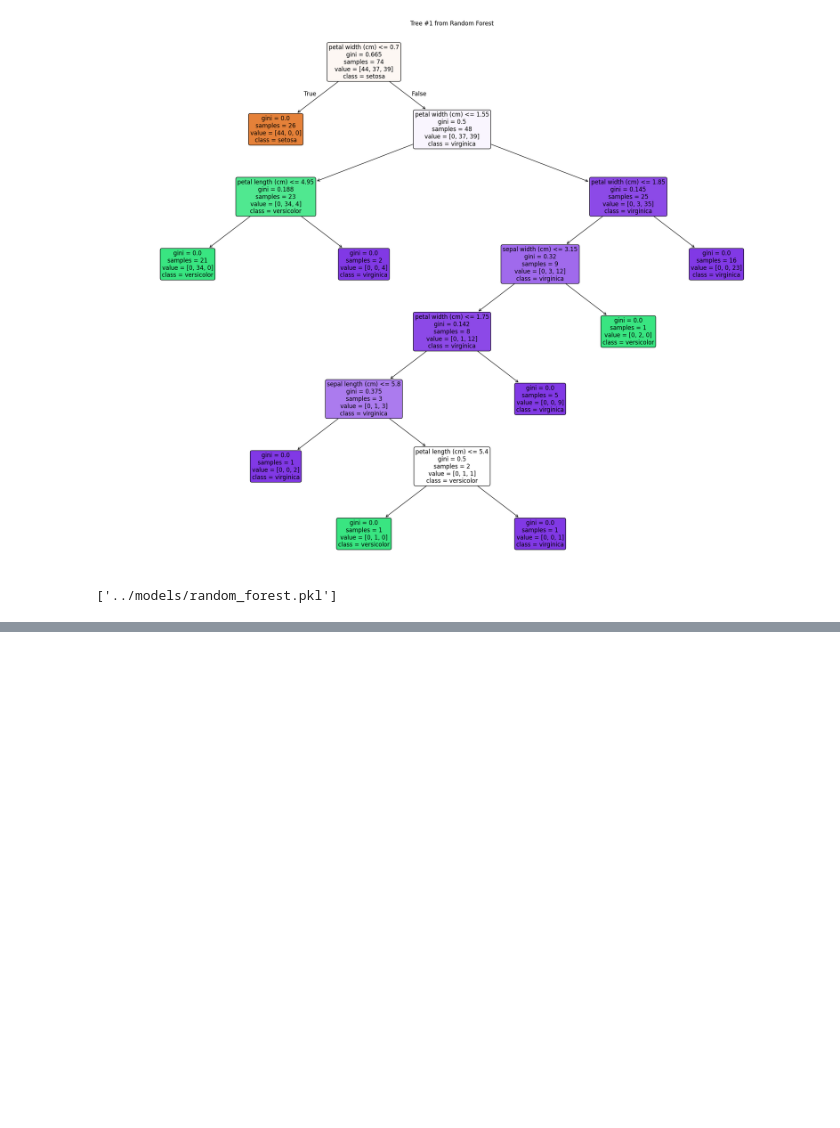
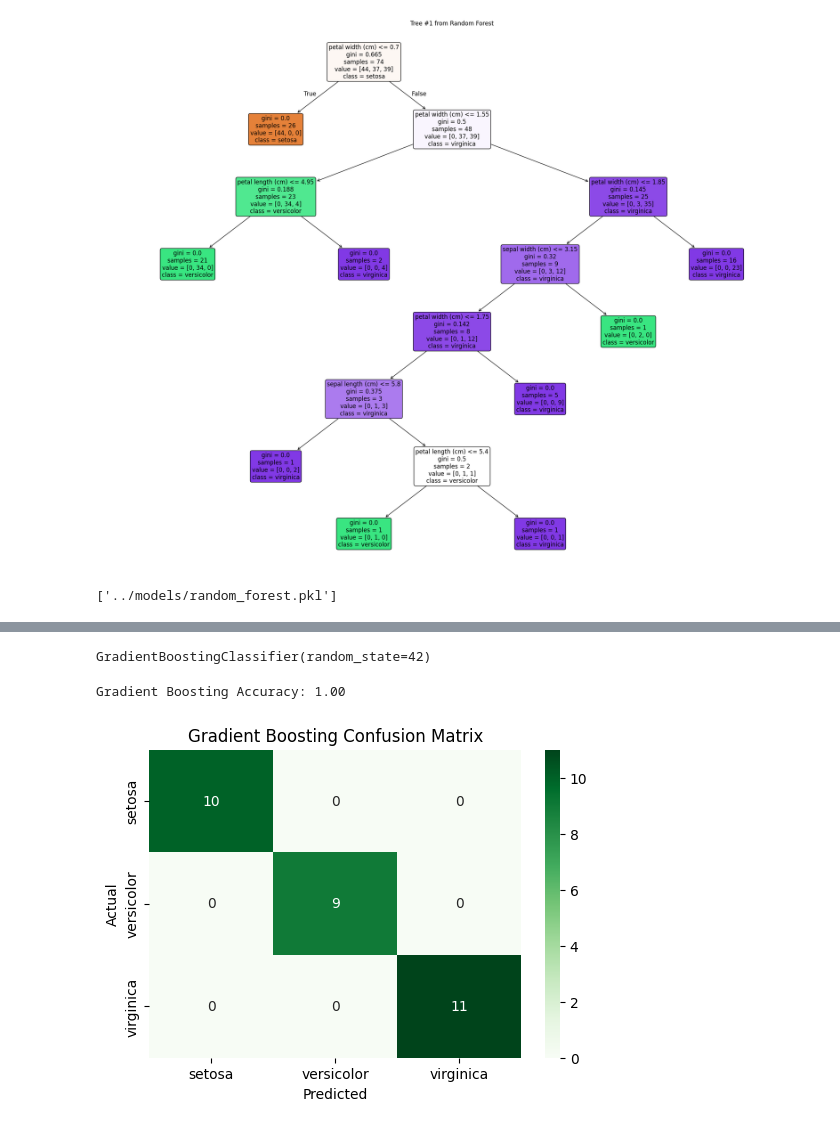
Before and after one commit to Aayushsah6969/Data, a Jupyter notebook: IRIS/notebooks/iris_analysis.ipynb, the cells around one changed output, grey strips where cells are left out. Drawn from its saved outputs; the diff is of its cells as text; code cells hidden in the pictures; blank space fills up the shorter version.

Commit message:
model -6

```diff
--- a/IRIS/notebooks/iris_analysis.ipynb
+++ b/IRIS/notebooks/iris_analysis.ipynb
@@ -575,0 +576,13 @@ joblib.dump(rf_model, '../models/random_forest.pkl')
+# %%
+from sklearn.ensemble import GradientBoostingClassifier
+gb_model = GradientBoostingClassifier(random_state=42)
+gb_model.fit(X_train, y_train)
+# %% [output]
+GradientBoostingClassifier(random_state=42)
+# %%
+y_pred_gb = gb_model.predict(X_test)
+# %%
+gb_accuracy = accuracy_score(y_test, y_pred_gb)
+print(f"Gradient Boosting Accuracy: {gb_accuracy:.2f}")
+# %% [output]
+Gradient Boosting Accuracy: 1.00
@@ -575,0 +601,13 @@ joblib.dump(rf_model, '../models/random_forest.pkl')
+# %%
+gb_cm = confusion_matrix(y_test, y_pred_gb)
+import seaborn as sns
+
+plt.figure(figsize=(6, 4))
+sns.heatmap(gb_cm, annot=True, fmt='d', cmap='Greens', xticklabels=iris.target_names, yticklabels=iris.target_names)
+plt.title('Gradient Boosting Confusion Matrix')
+plt.xlabel('Predicted')
+plt.ylabel('Actual')
+plt.savefig('../outputs/gradient_boosting_confusion_matrix.png')
+plt.show()
+# %% [output]
+[figure, added]
```
Also changed, not shown: parts of 3 cells of this notebook, 4 other files.
